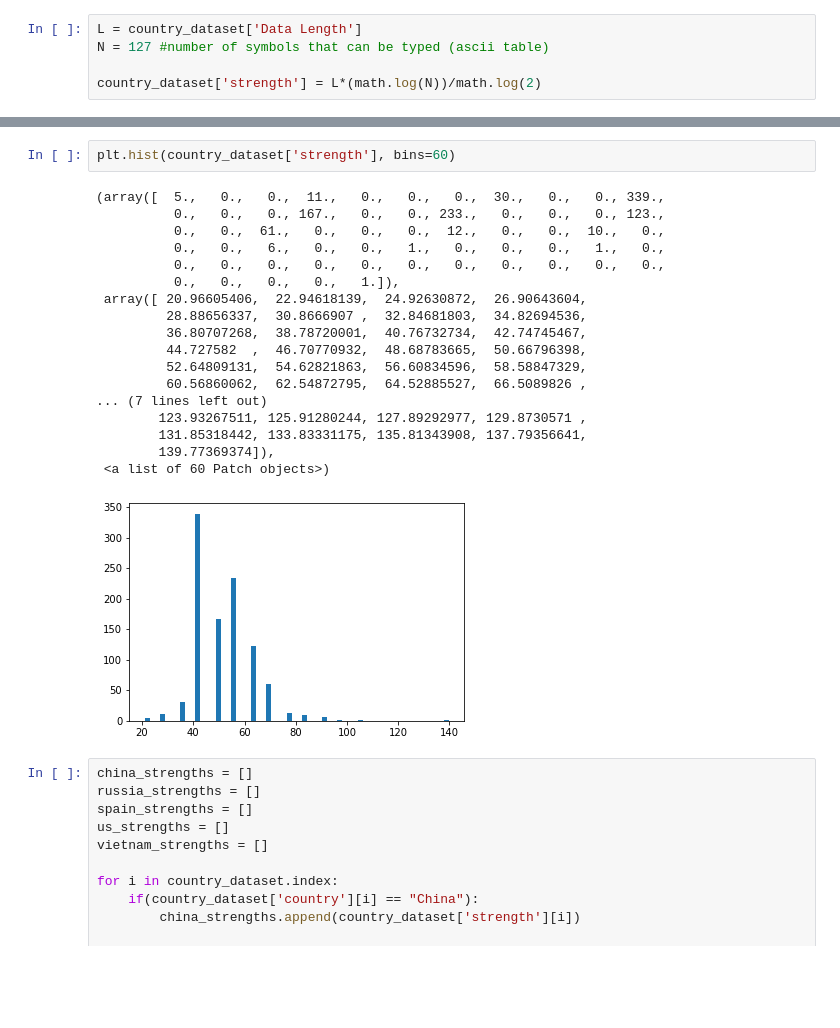
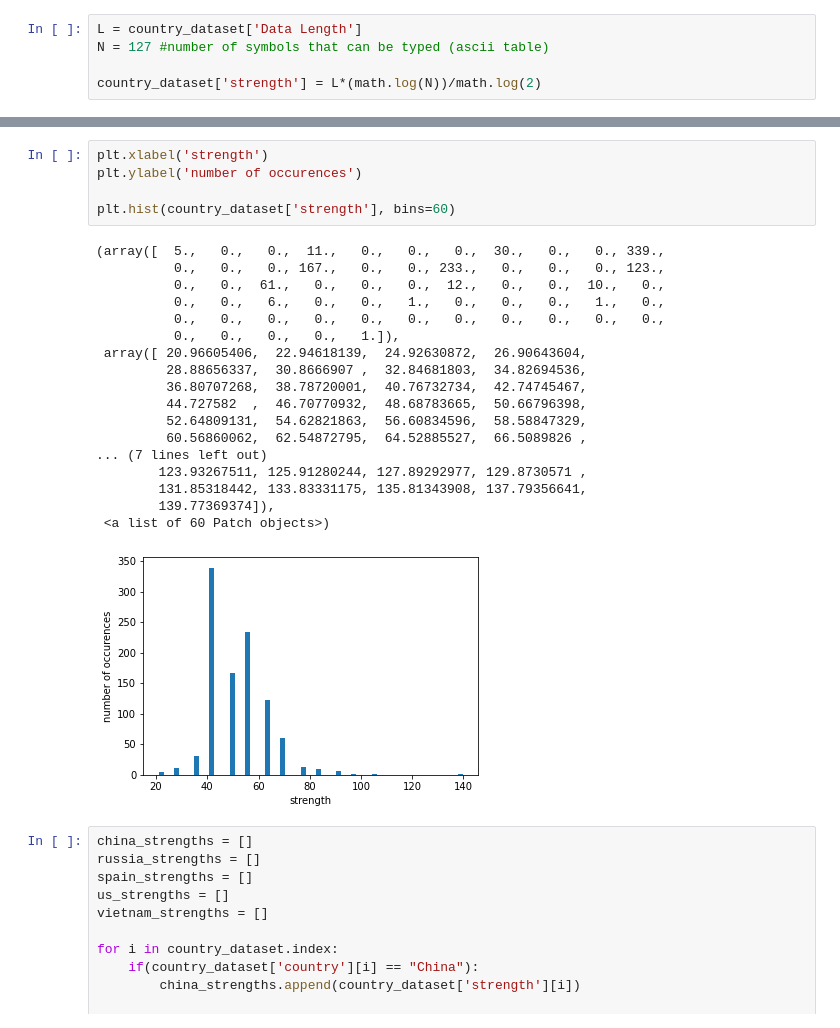
Before and after one commit to 98yangjames/Password-Analysis, a Jupyter notebook: Strength Analysis/Strength.ipynb, the cells around one changed output, grey strips where cells are left out. Drawn from its saved outputs; the diff is of its cells as text; blank space fills up the shorter version.

Commit message:
New Strengths notebook

```diff
--- a/Strength Analysis/Strength.ipynb
+++ b/Strength Analysis/Strength.ipynb
@@ -172,24 +203,27 @@ country_dataset.dropna()
 # %%
+plt.xlabel('strength')
+plt.ylabel('number of occurences')
+
 plt.hist(country_dataset['strength'], bins=60)
 # %% [output]
 (array([  5.,   0.,   0.,  11.,   0.,   0.,   0.,  30.,   0.,   0., 339.,
           0.,   0.,   0., 167.,   0.,   0., 233.,   0.,   0.,   0., 123.,
           0.,   0.,  61.,   0.,   0.,   0.,  12.,   0.,   0.,  10.,   0.,
           0.,   0.,   6.,   0.,   0.,   1.,   0.,   0.,   0.,   1.,   0.,
           0.,   0.,   0.,   0.,   0.,   0.,   0.,   0.,   0.,   0.,   0.,
           0.,   0.,   0.,   0.,   1.]),
  array([ 20.96605406,  22.94618139,  24.92630872,  26.90643604,
          28.88656337,  30.8666907 ,  32.84681803,  34.82694536,
          36.80707268,  38.78720001,  40.76732734,  42.74745467,
          44.727582  ,  46.70770932,  48.68783665,  50.66796398,
          52.64809131,  54.62821863,  56.60834596,  58.58847329,
          60.56860062,  62.54872795,  64.52885527,  66.5089826 ,
 ... (7 lines left out)
         123.93267511, 125.91280244, 127.89292977, 129.8730571 ,
         131.85318442, 133.83331175, 135.81343908, 137.79356641,
         139.77369374]),
  <a list of 60 Patch objects>)
-[figure, old version]
+[figure, new version]
 # %%
 china_strengths = []
 russia_strengths = []
```
Also changed, not shown: parts of 10 cells of this notebook, 2 other files.
